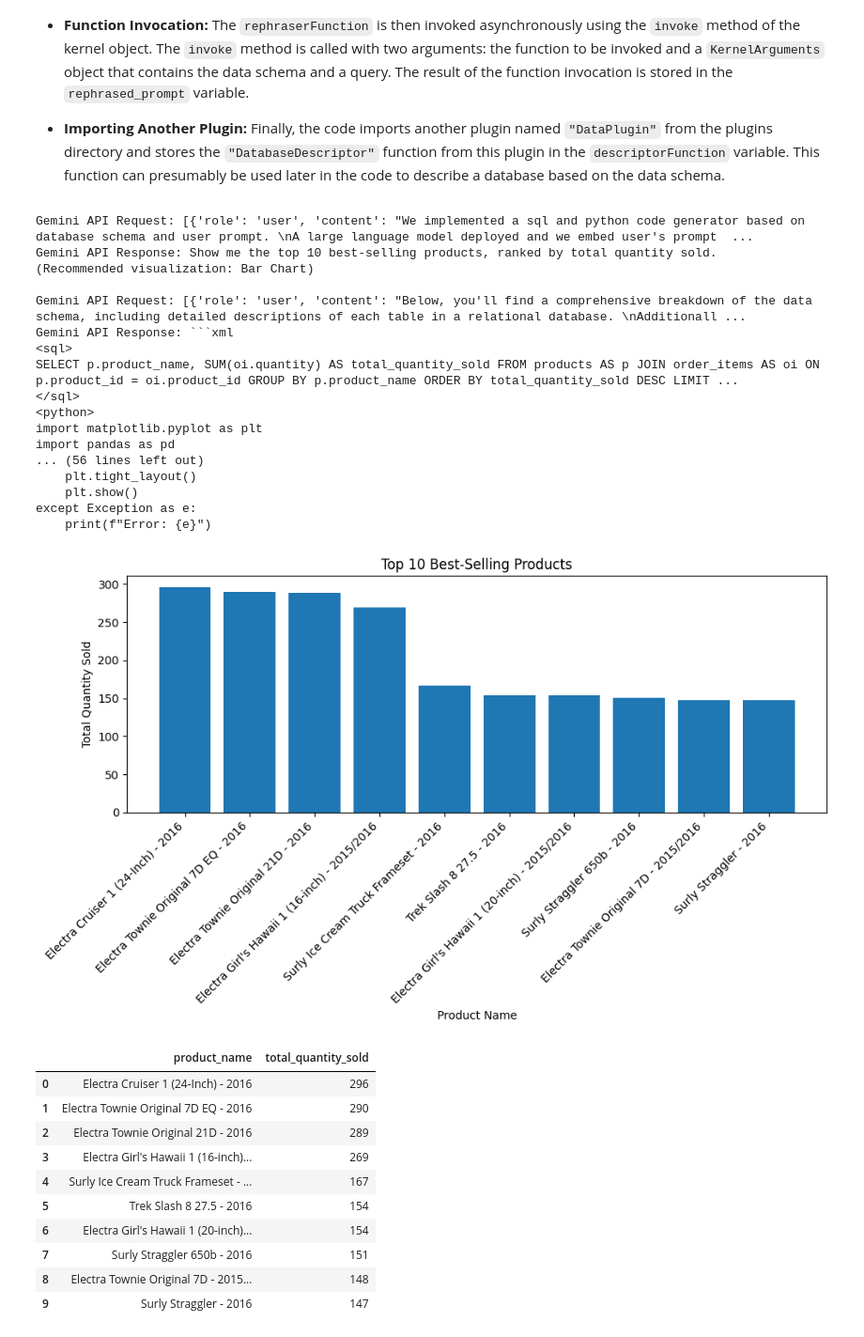
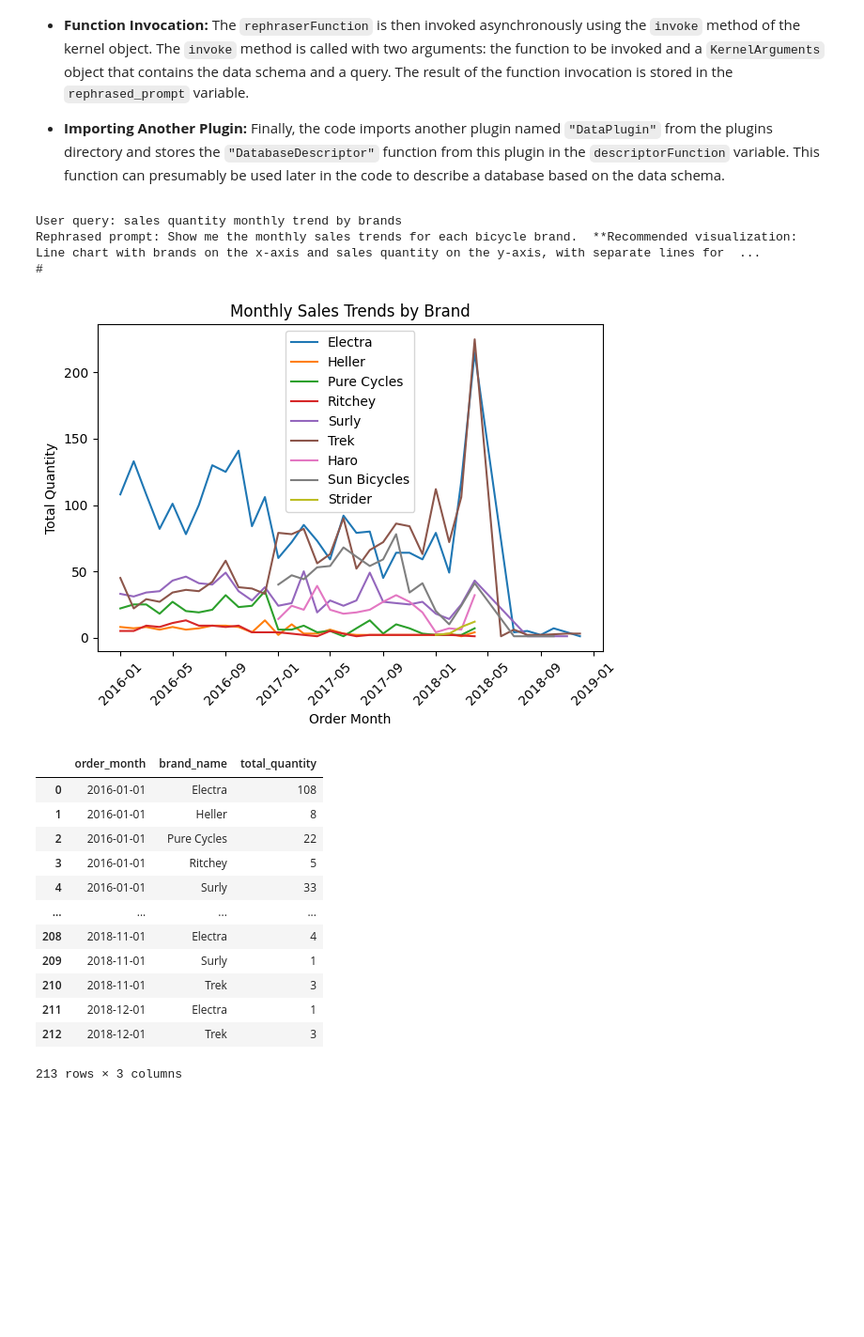
Before and after one commit to baykalucar/SemanticQueries, a Jupyter notebook: demo.ipynb, the cells around one changed output. Shown: that part at 94% size. Saved outputs shown, nothing was run; the diff lists cells and outputs as text; code cells hidden in the pictures; blank space fills up the shorter version.

Commit message:
gemini sample added.

````diff
--- a/demo.ipynb
+++ b/demo.ipynb
@@ -44,34 +44,22 @@ await PromptToQueryResult(prompt_rephrase=True, debug=False ,selected_service=Se
 # %%
 await PromptToQueryResult(prompt_rephrase=True, debug=True ,selected_service=Service.HuggingFace, model_name="mistralaiMixtral8xbInstruct01", model_mode="chat")
 # %%
-await PromptToQueryResult(prompt_rephrase=True, debug=True ,selected_service=Service.Gemini)
+await PromptToQueryResult(prompt_rephrase=True, debug=False ,selected_service=Service.Gemini)
 # %% [output]
-Gemini API Request: [{'role': 'user', 'content': "We implemented a sql and python code generator based on database schema and user prompt. \nA large language model deployed and we embed user's prompt  ...
-Gemini API Response: Show me the top 10 best-selling products, ranked by total quantity sold.
-(Recommended visualization: Bar Chart)
-
-Gemini API Request: [{'role': 'user', 'content': "Below, you'll find a comprehensive breakdown of the data schema, including detailed descriptions of each table in a relational database. \nAdditionall ...
-Gemini API Response: ```xml
-<sql>
-SELECT p.product_name, SUM(oi.quantity) AS total_quantity_sold FROM products AS p JOIN order_items AS oi ON p.product_id = oi.product_id GROUP BY p.product_name ORDER BY total_quantity_sold DESC LIMIT ...
-</sql>
-<python>
-import matplotlib.pyplot as plt
-import pandas as pd
-... (56 lines left out)
-    plt.tight_layout()
-    plt.show()
-except Exception as e:
-    print(f"Error: {e}")
+User query: sales quantity monthly trend by brands
+Rephrased prompt: Show me the monthly sales trends for each bicycle brand.  **Recommended visualization: Line chart with brands on the x-axis and sales quantity on the y-axis, with separate lines for  ...
+#
-[figure, old version]
+[figure, new version]
-|  | product_name | total_quantity_sold |
-| 0 | Electra Cruiser 1 (24-Inch) - 2016 | 296 |
-| 1 | Electra Townie Original 7D EQ - 2016 | 290 |
-| 2 | Electra Townie Original 21D - 2016 | 289 |
-| 3 | Electra Girl's Hawaii 1 (16-inch)... | 269 |
-| 4 | Surly Ice Cream Truck Frameset - ... | 167 |
-| 5 | Trek Slash 8 27.5 - 2016 | 154 |
-| 6 | Electra Girl's Hawaii 1 (20-inch)... | 154 |
-| 7 | Surly Straggler 650b - 2016 | 151 |
-| 8 | Electra Townie Original 7D - 2015... | 148 |
-| 9 | Surly Straggler - 2016 | 147 |
+|  | order_month | brand_name | total_quantity |
+| 0 | 2016-01-01 | Electra | 108 |
+| 1 | 2016-01-01 | Heller | 8 |
+| 2 | 2016-01-01 | Pure Cycles | 22 |
+| 3 | 2016-01-01 | Ritchey | 5 |
+| 4 | 2016-01-01 | Surly | 33 |
+| ... | ... | ... | ... |
+| 208 | 2018-11-01 | Electra | 4 |
+| 209 | 2018-11-01 | Surly | 1 |
+| 210 | 2018-11-01 | Trek | 3 |
+| 211 | 2018-12-01 | Electra | 1 |
+| 212 | 2018-12-01 | Trek | 3 |
+213 rows × 3 columns
````
